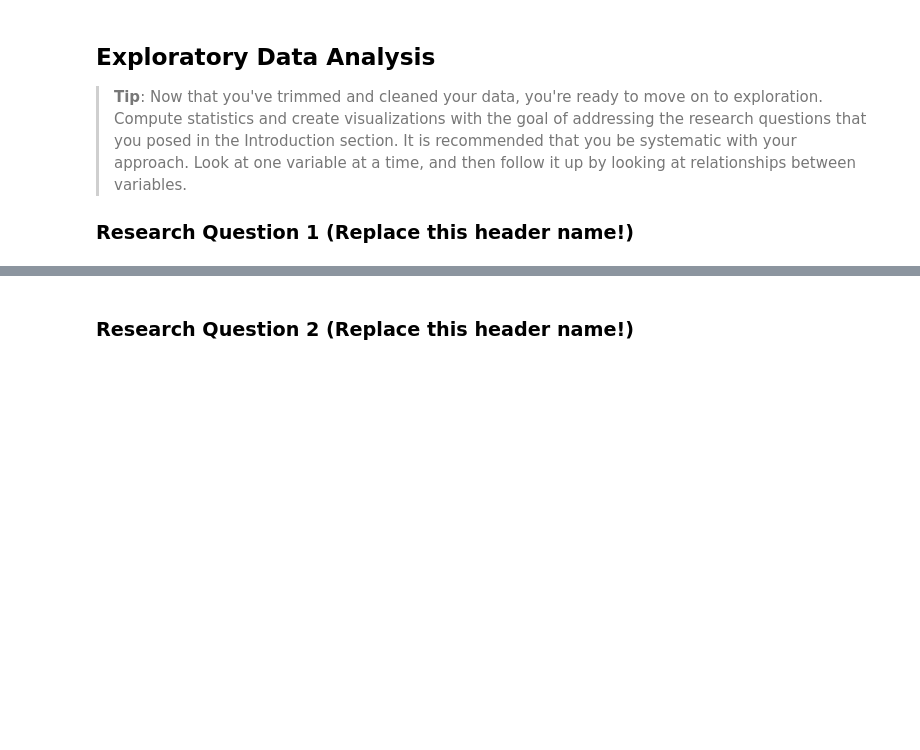
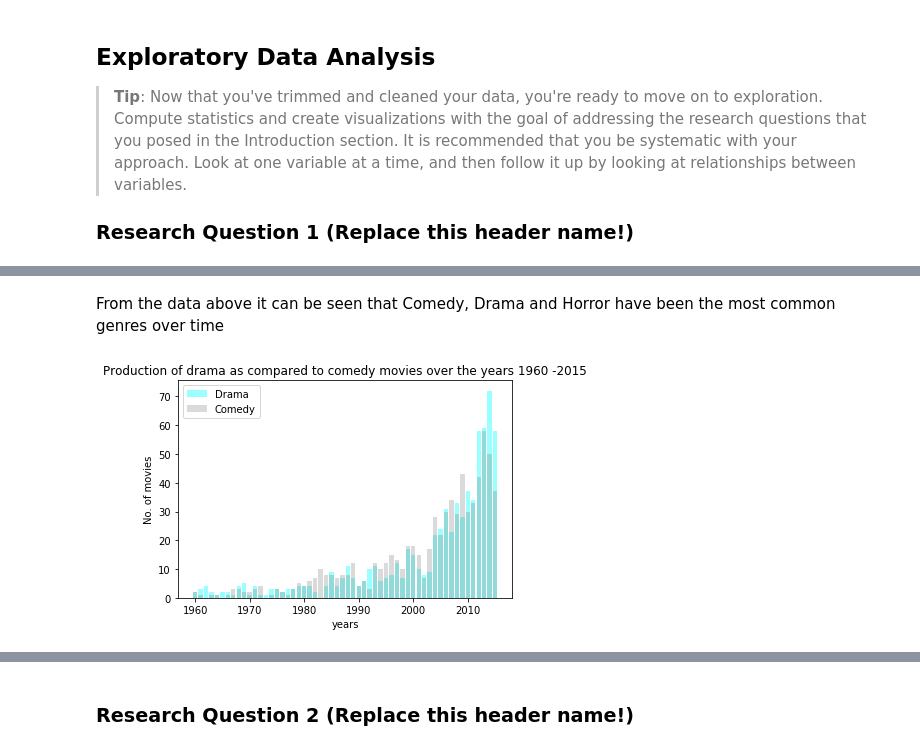
Before and after one commit to MayurBajaj2002/IMDB-Movies-Analysis, a Jupyter notebook: TMDb-Anlaysis.ipynb, the cells around one changed output, grey strips where cells are left out. Saved outputs shown, nothing was run; the diff lists cells and outputs as text; code cells hidden in the pictures; blank space fills up the shorter version.

```diff
--- a/TMDb-Anlaysis.ipynb
+++ b/TMDb-Anlaysis.ipynb
@@ -44,6 +43,6 @@ import seaborn as sb
 # %%
 # Load your data and print out a few lines. Perform operations to inspect data
 #   types and look for instances of missing or possibly errant data.
-df = pd.read_csv('TMdB-movies.csv')
-df.info()
+df = pd.read_csv('TMDb-movies.csv')
+df.head()
 # %% [output]
@@ -84,0 +80,3 @@ Then we need to fil in the missing values. Following this, we shall check for du
+# %%
+# First we drop undesired columns.
+df.drop(['tagline', 'overview', 'keywords', 'release_date', 'homepage'], axis = 1, inplace = True)
@@ -84,0 +96,3 @@ Then we need to fil in the missing values. Following this, we shall check for du
+# %%
+df.drop_duplicates(inplace = True) # Duplicates have been dropped
+df.duplicated().sum()
@@ -84,0 +101,4 @@ Then we need to fil in the missing values. Following this, we shall check for du
+# %%
+# we rename some columns for simplicity
+df.rename(columns = {'production_companies' : 'producers'}, inplace = True)
+df.columns
@@ -94,0 +147,13 @@ Then we need to fil in the missing values. Following this, we shall check for du
+# %% [markdown]
+From the data above it can be seen that Comedy, Drama and Horror have been the most common genres over time
+# %%
+plt.title('Production of drama as compared to comedy movies over the years 1960 -2015')
+plt.xlabel('years')
+plt.ylabel('No. of movies')
+x = df[df['genres'] == 'Drama']['release_year'].value_counts()
+plt.bar(x.index, x.values, alpha = 0.4, color = 'cyan', label = 'Drama');
+x = df[df['genres'] == 'Comedy']['release_year'].value_counts()
+plt.bar(x.index, x.values, alpha = 0.29, color = 'grey', label = 'Comedy');
+plt.legend();
+# %% [output]
+[figure, added]
```
Also changed, not shown: parts of 17 cells of this notebook.
